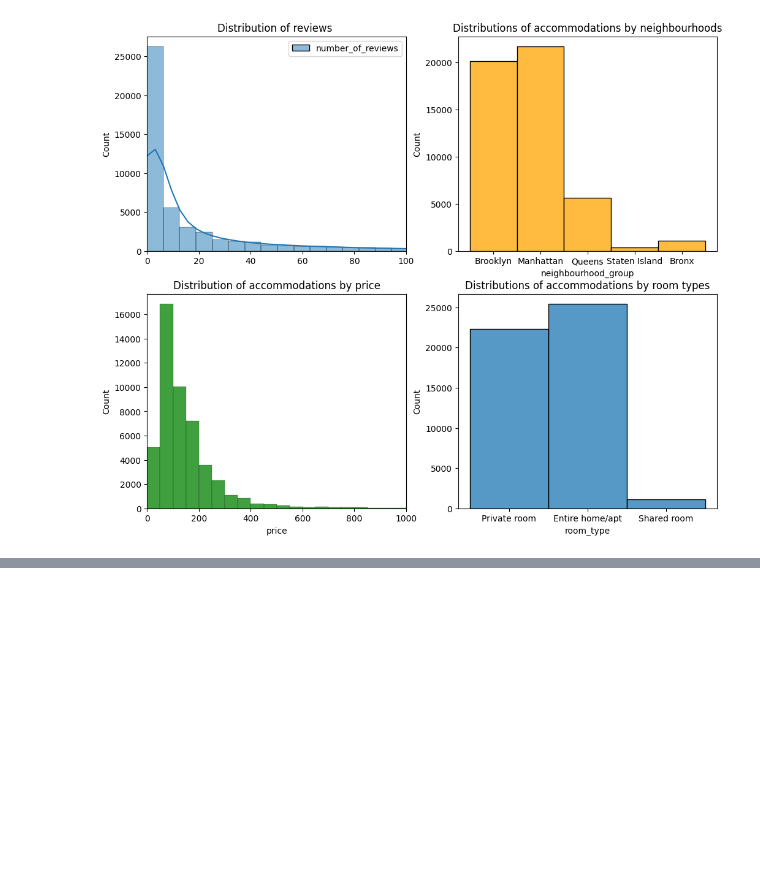
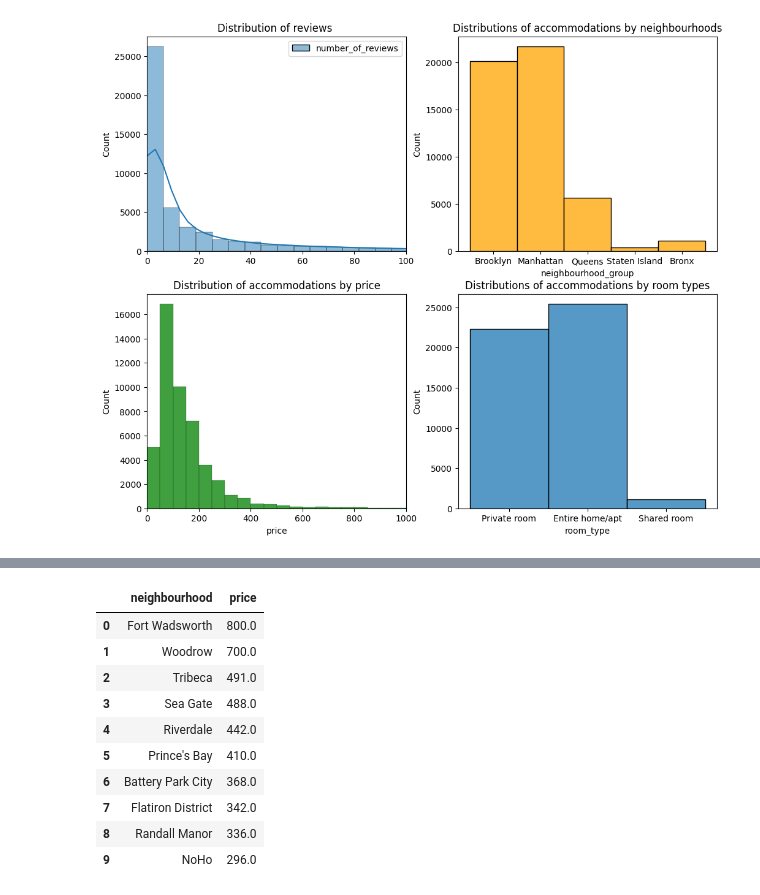
Before and after one commit to Dimasaur/my-airbnb-repo, a Jupyter notebook: airbnb_file.ipynb, the cells around one changed output, grey strips where cells are left out. Cells and saved outputs as stored; diff of their text form; code cells hidden in the pictures; blank space fills up the shorter version.

```diff
--- a/airbnb_file.ipynb
+++ b/airbnb_file.ipynb
@@ -94,0 +129,17 @@ nyc_map
+# %%
+avg_price_neighbourhood = data.groupby('neighbourhood')['price'].mean().round(0).reset_index()
+avg_price_neighbourhood = avg_price_neighbourhood.sort_values(by="price", ascending=False).reset_index()
+avg_price_neighbourhood = avg_price_neighbourhood.drop(columns='index')
+avg_price_neighbourhood[:10]
+# %% [output]
+|  | neighbourhood | price |
+| 0 | Fort Wadsworth | 800.0 |
+| 1 | Woodrow | 700.0 |
+| 2 | Tribeca | 491.0 |
+| 3 | Sea Gate | 488.0 |
+| 4 | Riverdale | 442.0 |
+| 5 | Prince's Bay | 410.0 |
+| 6 | Battery Park City | 368.0 |
+| 7 | Flatiron District | 342.0 |
+| 8 | Randall Manor | 336.0 |
+| 9 | NoHo | 296.0 |
```
Also changed, not shown: parts of 11 cells of this notebook.
